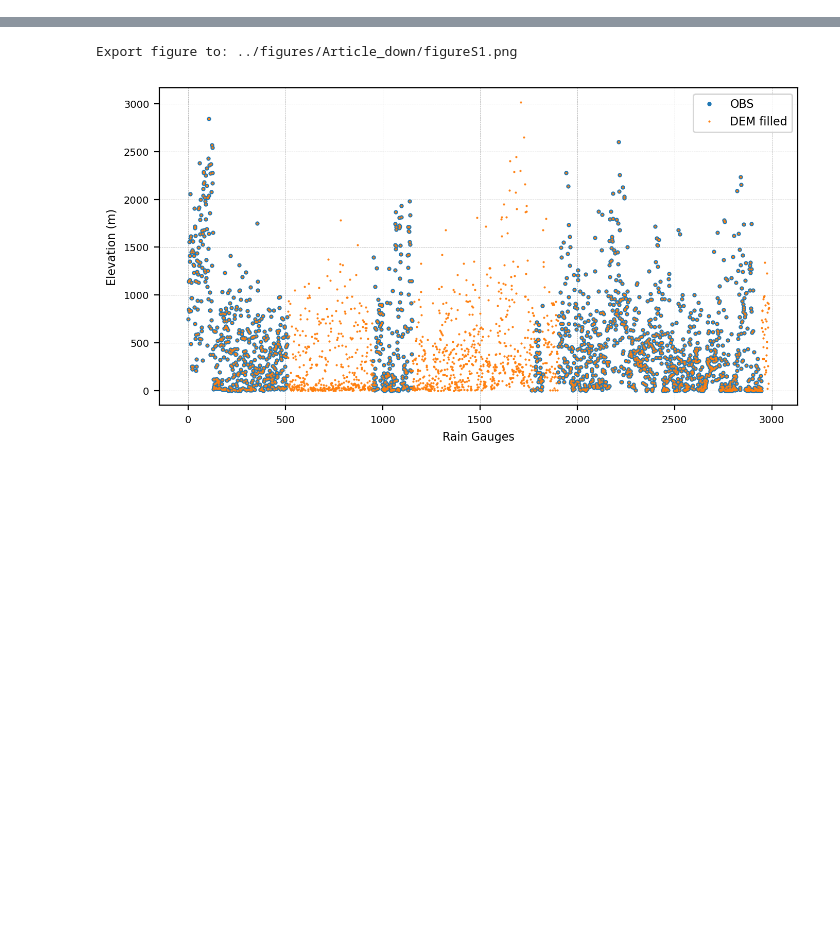
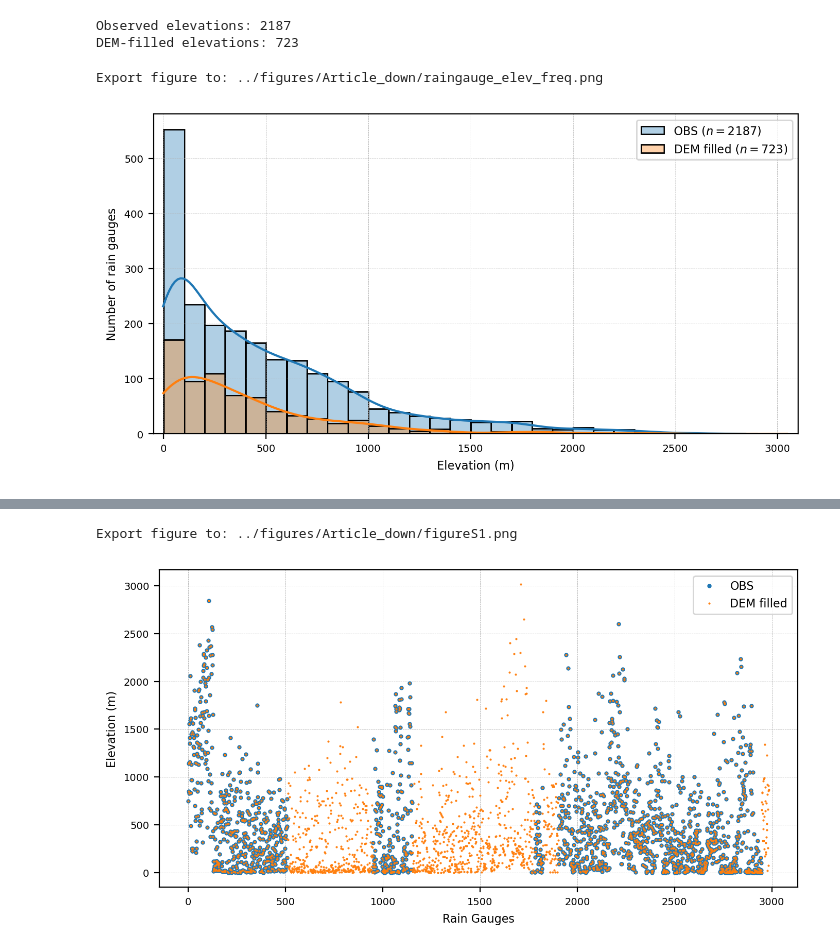
Before and after one commit to mhacarthur/downpy, a Jupyter notebook: raingauge/4_extract_elevation.ipynb, the cells around one changed output, grey strips where cells are left out. Cells and saved outputs as stored; diff of their text form; code cells hidden in the pictures; blank space fills up the shorter version.

```diff
--- a/raingauge/4_extract_elevation.ipynb
+++ b/raingauge/4_extract_elevation.ipynb
@@ -15,3 +17,8 @@ import matplotlib.gridspec as gridspec
 # %%
 tif_dir = '/media/arturo/T9/Data/shapes/Europa/Italy/DEM/dtm_elev_30m_Italy_v2.tif'
 dem = rasterio.open(tif_dir)
+# %%
+Station_dir = os.path.join('/','media','arturo','T9','Data','Italy','Rain_Gauges_QC','data','METADATA','METADATA_FTS_QCv4_Case1_wAIRHO_v3_1dy_CLEAR.csv')
+Station = pd.read_csv(Station_dir)
+
+Station.columns
@@ -17,0 +39,61 @@ dem = rasterio.open(tif_dir)
+# %%
+# -------------------------------------------------------------------------
+# Separate observed and DEM-filled elevations
+# -------------------------------------------------------------------------
+
+elev_obs = Station['Elevatn'].dropna()
+
+# Stations for which the original elevation was missing
+missing_elev = Station['Elevatn'].isna()
+
+# DEM-derived elevations for those stations
+elev_dem = Station.loc[missing_elev, 'DEM_Elevation'].dropna()
+
+print(f'Observed elevations: {len(elev_obs)}')
+print(f'DEM-filled elevations: {len(elev_dem)}')
+# %% [output]
+Observed elevations: 2187
+DEM-filled elevations: 723
+# %%
+fig = plt.figure(figsize=(8,4),dpi=200)
+gs = gridspec.GridSpec(1,1)
+
+ax1 = plt.subplot(gs[0, 0])
+sns.histplot(
+    elev_obs,
+    bins=np.arange(0, 3100, 100),
+    stat='count',
+    kde=True,
+    alpha=0.35,
+    label=f'OBS ($n={len(elev_obs)}$)',
+    ax=ax1
+)
+
+sns.histplot(
+    elev_dem,
+    bins=np.arange(0, 3100, 100),
+    stat='count',
+    kde=True,
+    alpha=0.35,
+    label=f'DEM filled ($n={len(elev_dem)}$)',
+    ax=ax1
+)
+
+ax1.legend(fontsize=8)
+
+ax1.grid(linewidth=0.3, linestyle='--')
+
+ax1.tick_params(axis='both', which='major', labelsize=7)
+
+ax1.set_ylabel('Number of rain gauges', fontsize=8)
+ax1.set_xlabel('Elevation (m)', fontsize=8)
+
+ax1.set_xlim(-50, 3100)
+
+# ===========================================================================================================================================
+salida = os.path.join('..','figures','Article_down','raingauge_elev_freq.png')
+print(f'Export figure to: {salida}')
+plt.savefig(salida,transparent = False,bbox_inches ='tight',pad_inches = 0.1, facecolor=None)
+# %% [output]
+Export figure to: ../figures/Article_down/raingauge_elev_freq.png
+[figure, added]
```
Also changed, not shown: parts of 8 cells of this notebook, 4 other files.
